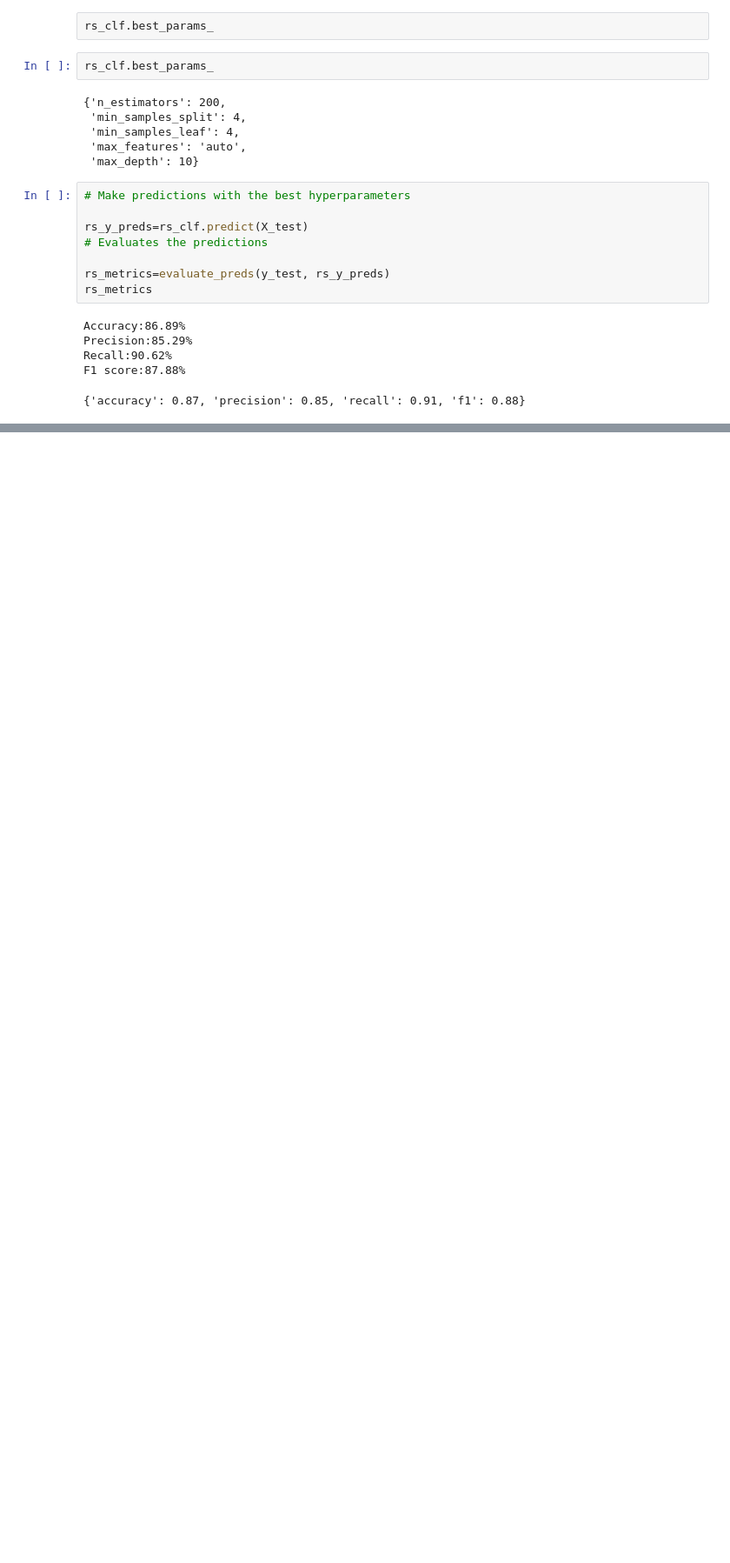
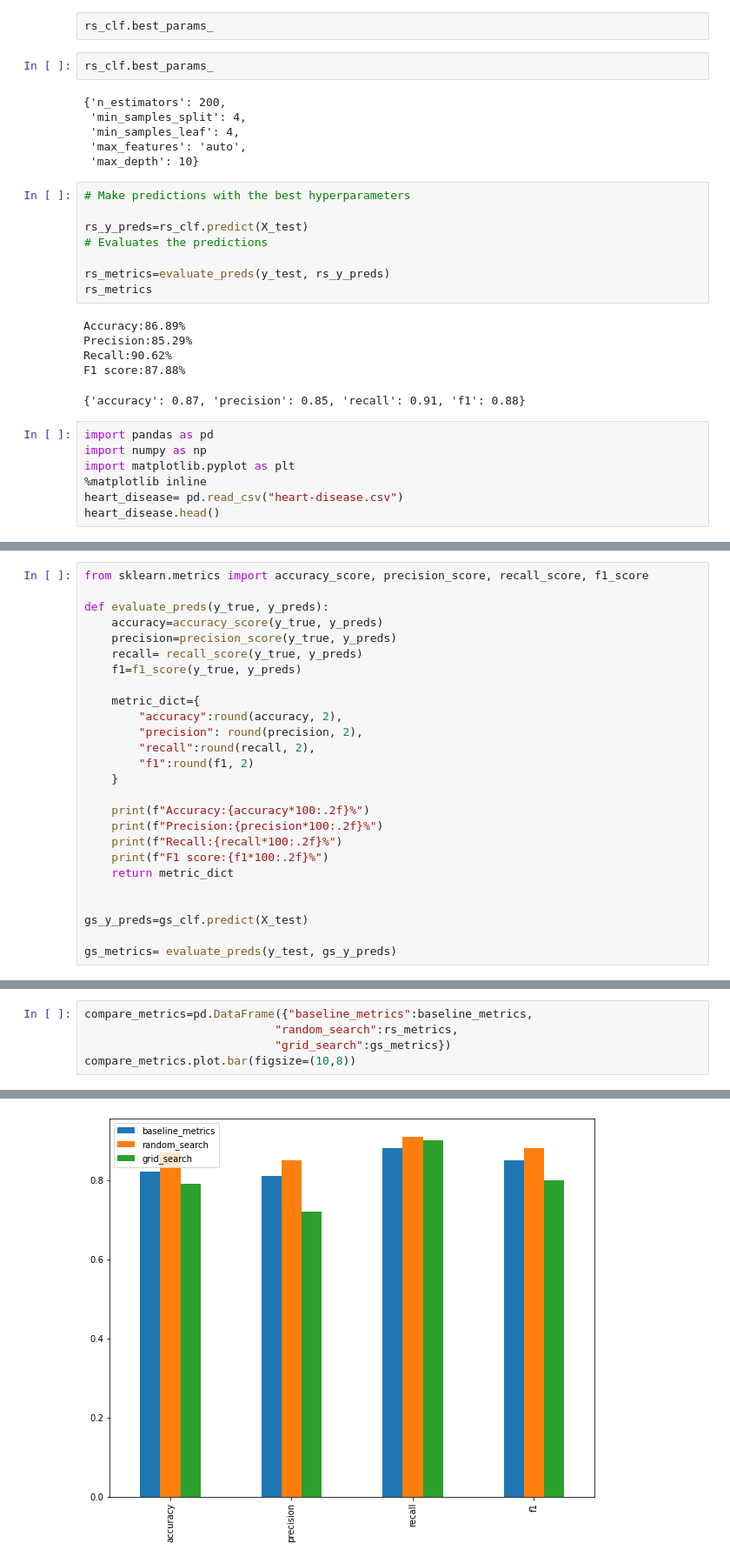
Before and after one commit to Nikhil-Patil-Web/ML-BASICS, a Jupyter notebook: introduction-to-scikit-learn.ipynb, the cells around one changed output, grey strips where cells are left out. Shown at 87% size. Saved outputs shown, nothing was run; the diff lists cells and outputs as text; blank space fills up the shorter version.

```diff
--- a/introduction-to-scikit-learn.ipynb
+++ b/introduction-to-scikit-learn.ipynb
@@ -1690,3 +1694,10 @@ Precision:85.29%
 Recall:90.62%
 F1 score:87.88%
 {'accuracy': 0.87, 'precision': 0.85, 'recall': 0.91, 'f1': 0.88}
+# %%
+import pandas as pd
+import numpy as np
+import matplotlib.pyplot as plt
+%matplotlib inline
+heart_disease= pd.read_csv("heart-disease.csv")
+heart_disease.head()
@@ -1692,0 +1774,26 @@ F1 score:87.88%
+# %%
+from sklearn.metrics import accuracy_score, precision_score, recall_score, f1_score
+
+def evaluate_preds(y_true, y_preds):
+    accuracy=accuracy_score(y_true, y_preds)
+    precision=precision_score(y_true, y_preds)
+    recall= recall_score(y_true, y_preds)
+    f1=f1_score(y_true, y_preds)
+
+    metric_dict={
+        "accuracy":round(accuracy, 2),
+        "precision": round(precision, 2),
+        "recall":round(recall, 2),
+        "f1":round(f1, 2)
+    }
+
+    print(f"Accuracy:{accuracy*100:.2f}%")
+    print(f"Precision:{precision*100:.2f}%")
+    print(f"Recall:{recall*100:.2f}%")
+    print(f"F1 score:{f1*100:.2f}%")
+    return metric_dict
+
+
+gs_y_preds=gs_clf.predict(X_test)
+
+gs_metrics= evaluate_preds(y_test, gs_y_preds)
@@ -1692,0 +1807,6 @@ F1 score:87.88%
+# %%
+compare_metrics=pd.DataFrame({"baseline_metrics":baseline_metrics,
+                            "random_search":rs_metrics,
+                            "grid_search":gs_metrics})
+compare_metrics.plot.bar(figsize=(10,8))
+# %% [output]
@@ -1692,0 +1814 @@ F1 score:87.88%
+[figure, added]
```
Also changed, not shown: parts of 22 cells of this notebook, 2 other files.
